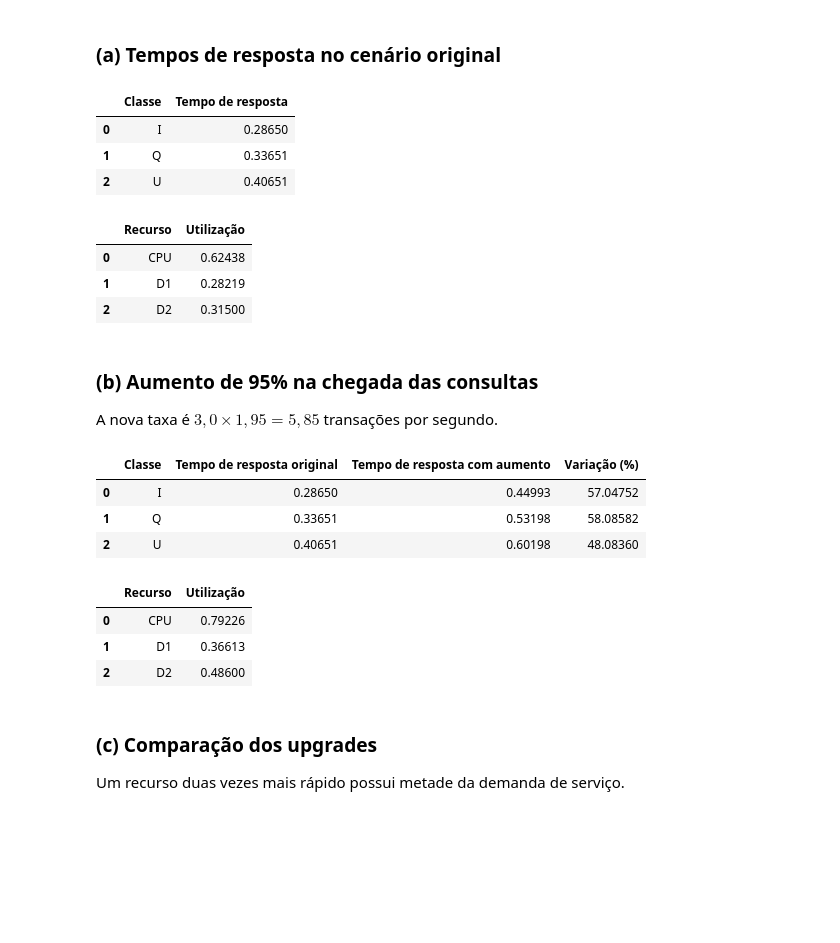
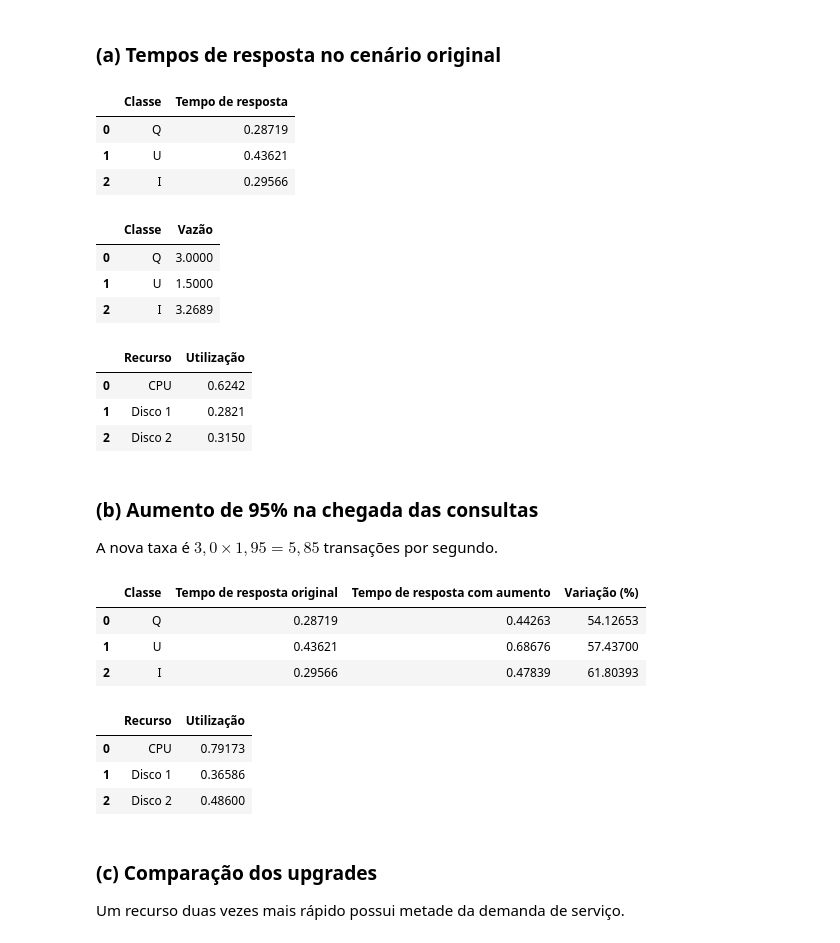
Before and after one commit to kaynanxd/AvaliacaoDeDesempenho, a Jupyter notebook: Atividade_Capitulo_6_executado.ipynb, the cells around one changed output. Saved outputs shown, nothing was run; the diff lists cells and outputs as text; code cells hidden in the pictures; blank space fills up the shorter version.

```diff
--- a/Atividade_Capitulo_6_executado.ipynb
+++ b/Atividade_Capitulo_6_executado.ipynb
@@ -284,8 +230,0 @@ def resolver_line(lambda_q=3.0, terminais=50, fator_cpu=1.0, fator_d1=1.0):
-# %%
-def tempos_resposta(tabela):
-    filas = tabela[tabela['Station'].isin(['CPU', 'D1', 'D2'])]
-    return filas.groupby('JobClass', as_index=False)['RespT'].sum().rename(columns={'JobClass': 'Classe', 'RespT': 'Tempo de resposta'})
-
-def utilizacoes(tabela):
-    filas = tabela[tabela['Station'].isin(['CPU', 'D1', 'D2'])]
-    return filas.groupby('Station', as_index=False)['Util'].sum().rename(columns={'Station': 'Recurso', 'Util': 'Utilização'})
@@ -291,0 +239,9 @@ def utilizacoes(tabela):
+# %%
+D3 = np.array([
+    [0.060, 0.100, 0.090],  # CPU
+    [0.030, 0.030, 0.045],  # D1
+    [0.060, 0.090, 0.000]   # D2
+])
+classes3 = ['Q', 'U', 'I']
+NMAX = {'Q': 5, 'U': 3, 'I': 5}
+Z_I = 15
@@ -292,37 +303,54 @@ def utilizacoes(tabela):
+# %%
+def tempos_resposta(resultado):
+    return resultado['respostas'].copy()
+
+
+def utilizacoes(resultado):
+    return resultado['utilizacoes'].copy()
 # %% [markdown]
 ### (a) Tempos de resposta no cenário original
 # %%
-base = resolver_line()
+base = resolver_misto()
 display(tempos_resposta(base))
+display(base['vazoes'])
 display(utilizacoes(base))
 # %% [output]
 |  | Classe | Tempo de resposta |
-| 0 | I | 0.28650 |
-| 1 | Q | 0.33651 |
-| 2 | U | 0.40651 |
+| 0 | Q | 0.28719 |
+| 1 | U | 0.43621 |
+| 2 | I | 0.29566 |
-|  | Recurso | Utilização |
-| 0 | CPU | 0.62438 |
-| 1 | D1 | 0.28219 |
-| 2 | D2 | 0.31500 |
+|  | Classe | Vazão |
+| 0 | Q | 3.0000 |
+| 1 | U | 1.5000 |
+| 2 | I | 3.2689 |
+|  | Recurso | Utilização |
+| 0 | CPU | 0.6242 |
+| 1 | Disco 1 | 0.2821 |
+| 2 | Disco 2 | 0.3150 |
 # %% [markdown]
 ### (b) Aumento de 95% na chegada das consultas
 
 A nova taxa é $3,0\times1,95=5,85$ transações por segundo.
 # %%
-aumento = resolver_line(lambda_q=5.85)
-comparacao_b = tempos_resposta(base).merge(tempos_resposta(aumento), on='Classe', suffixes=(' original', ' com aumento'))
-comparacao_b['Variação (%)'] = 100 * (comparacao_b['Tempo de resposta com aumento'] / comparacao_b['Tempo de resposta original'] - 1)
+aumento = resolver_misto(lambda_q=5.85)
+comparacao_b = tempos_resposta(base).merge(
+    tempos_resposta(aumento), on='Classe', suffixes=(' original', ' com aumento')
+)
+comparacao_b['Variação (%)'] = 100 * (
+    comparacao_b['Tempo de resposta com aumento'] /
+    comparacao_b['Tempo de resposta original'] - 1
+)
 display(comparacao_b)
 display(utilizacoes(aumento))
 # %% [output]
 |  | Classe | Tempo de resposta original | Tempo de resposta com aumento | Variação (%) |
-| 0 | I | 0.28650 | 0.44993 | 57.04752 |
-| 1 | Q | 0.33651 | 0.53198 | 58.08582 |
-| 2 | U | 0.40651 | 0.60198 | 48.08360 |
+| 0 | Q | 0.28719 | 0.44263 | 54.12653 |
+| 1 | U | 0.43621 | 0.68676 | 57.43700 |
+| 2 | I | 0.29566 | 0.47839 | 61.80393 |
 |  | Recurso | Utilização |
-| 0 | CPU | 0.79226 |
-| 1 | D1 | 0.36613 |
-| 2 | D2 | 0.48600 |
+| 0 | CPU | 0.79173 |
+| 1 | Disco 1 | 0.36586 |
+| 2 | Disco 2 | 0.48600 |
 # %% [markdown]
 ### (c) Comparação dos upgrades
 
```
Also changed, not shown: parts of 15 cells of this notebook, 3 other files.
